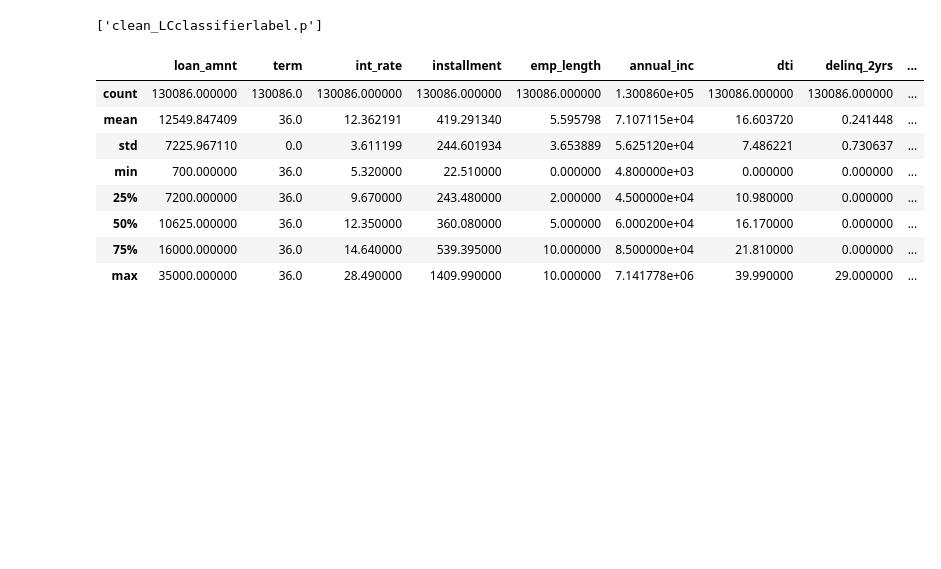
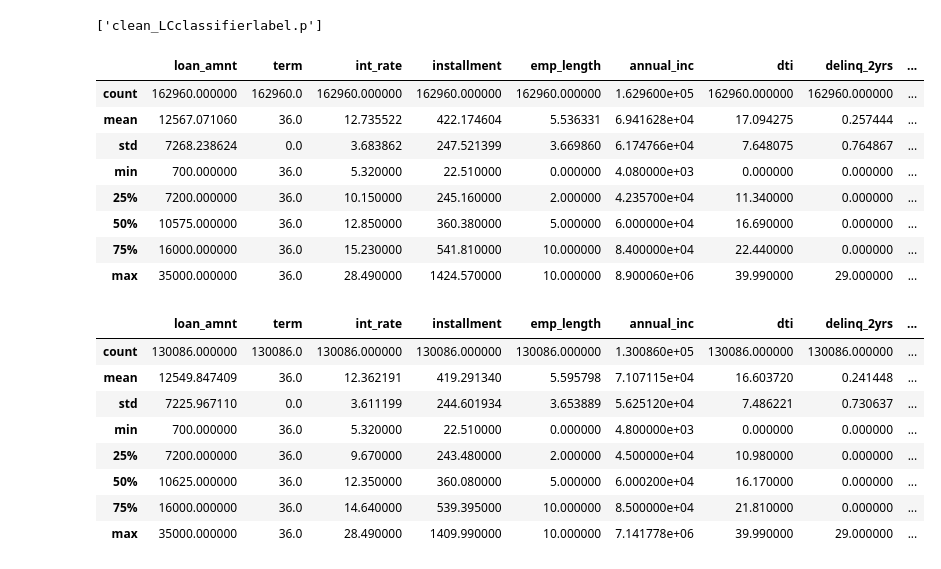
Before and after one commit to mccormd1/LCandR, a Jupyter notebook: LC_python/Data Cleaning.ipynb, the cells around one changed output. Drawn from its saved outputs; the diff is of its cells as text; code cells hidden in the pictures; blank space fills up the shorter version.

```diff
--- a/LC_python/Data Cleaning.ipynb
+++ b/LC_python/Data Cleaning.ipynb
@@ -617,6 +617,18 @@ joblib.dump(labels,'clean_LClabels.p')
 joblib.dump(classlabels,'clean_LCclassifierlabel.p')
 # %% [output]
 ['clean_LCclassifierlabel.p']
+# %%
+feat_inform.describe()
+# %% [output]
+|  | loan_amnt | term | int_rate | installment | emp_length | annual_inc | dti | delinq_2yrs | ... |
+| count | 162960.000000 | 162960.0 | 162960.000000 | 162960.000000 | 162960.000000 | 1.629600e+05 | 162960.000000 | 162960.000000 | ... |
+| mean | 12567.071060 | 36.0 | 12.735522 | 422.174604 | 5.536331 | 6.941628e+04 | 17.094275 | 0.257444 | ... |
+| std | 7268.238624 | 0.0 | 3.683862 | 247.521399 | 3.669860 | 6.174766e+04 | 7.648075 | 0.764867 | ... |
+| min | 700.000000 | 36.0 | 5.320000 | 22.510000 | 0.000000 | 4.080000e+03 | 0.000000 | 0.000000 | ... |
+| 25% | 7200.000000 | 36.0 | 10.150000 | 245.160000 | 2.000000 | 4.235700e+04 | 11.340000 | 0.000000 | ... |
+| 50% | 10575.000000 | 36.0 | 12.850000 | 360.380000 | 5.000000 | 6.000000e+04 | 16.690000 | 0.000000 | ... |
+| 75% | 16000.000000 | 36.0 | 15.230000 | 541.810000 | 10.000000 | 8.400000e+04 | 22.440000 | 0.000000 | ... |
+| max | 35000.000000 | 36.0 | 28.490000 | 1424.570000 | 10.000000 | 8.900060e+06 | 39.990000 | 29.000000 | ... |
 # %%
 feat_inform.query('class_label==1').describe()
 # %% [output]
```
Also changed, not shown: parts of 6 cells of this notebook, 5 other files.
